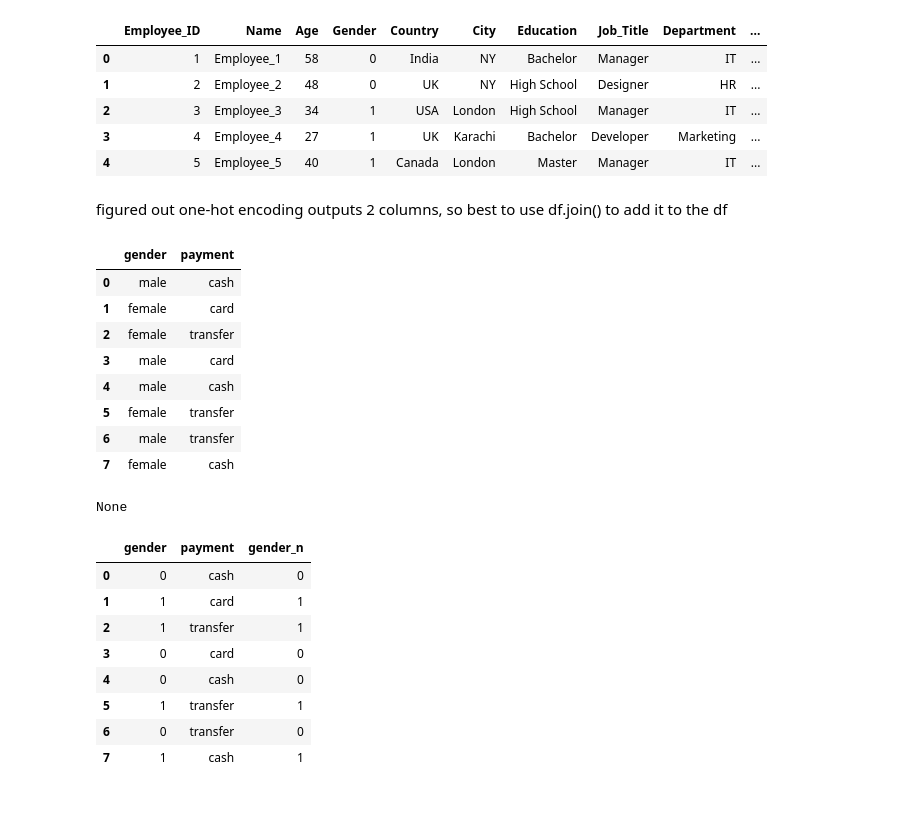
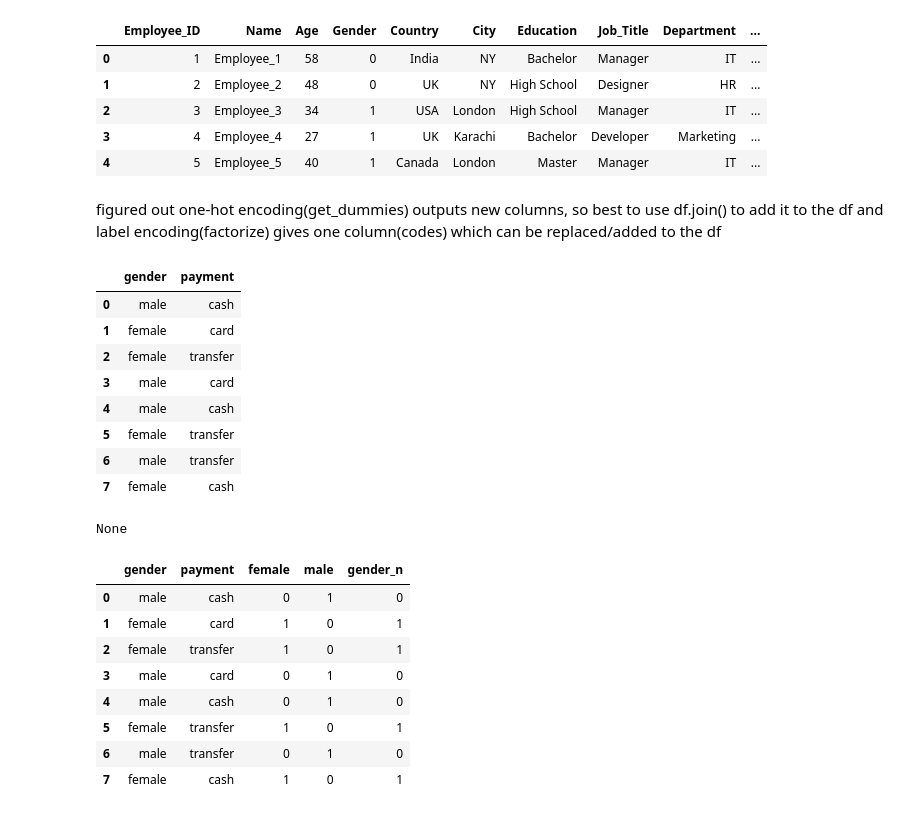
Before and after one commit to AkumaGPT/Practice_Pandas_CSV, a Jupyter notebook: test.ipynb, the cells around one changed output. Saved outputs shown, nothing was run; the diff lists cells and outputs as text; code cells hidden in the pictures.

```diff
--- a/test.ipynb
+++ b/test.ipynb
@@ -283,51 +261,49 @@ Index(['Female', 'Male'], dtype='object')
 | 3 | 4 | Employee_4 | 27 | 1 | UK | Karachi | Bachelor | Developer | Marketing | ... |
 | 4 | 5 | Employee_5 | 40 | 1 | Canada | London | Master | Manager | IT | ... |
 # %% [markdown]
-figured out one-hot encoding outputs 2 columns, so best to use df.join() to add it to the df
+figured out one-hot encoding(get_dummies) outputs new columns, so best to use df.join() to add it to the df
+and label encoding(factorize) gives one column(codes) which can be replaced/added to the df
 # %%
 # encoding challenge
 df = pd.read_csv("customer_data.csv")
 print(display(df))
 
 # one-hot encode gender
-pd.get_dummies(df["gender"], dtype=int)
+gender_dummies = pd.get_dummies(df["gender"], dtype=int)
+df = df.join(gender_dummies)
 
 # one-hot encode payment
-pd.get_dummies(df["payment"], dtype=int)
+payment_dummies = pd.get_dummies(df["payment"], dtype=int)
 
 # combine all encoded columns into df
-gender_n  = pd.get_dummies(df["gender"])
-df.join(gender_n)
-df
+pd.concat([gender_dummies, payment_dummies], axis=1)
 
 # factorize payment
 codes, uniques = pd.factorize(df["payment"])
 codes
 uniques
 
-# replace/add codes for gender using factorize
+# add codes for gender using factorize
 codes, uniques = pd.factorize(df["gender"])
-df["gender"] = codes # to replace
-df
 df["gender_n"] = codes # to add
 df
 # %% [output]
 |  | gender | payment |
 | 0 | male | cash |
 | 1 | female | card |
 | 2 | female | transfer |
 | 3 | male | card |
 | 4 | male | cash |
 | 5 | female | transfer |
 | 6 | male | transfer |
 | 7 | female | cash |
 None
-|  | gender | payment | gender_n |
-| 0 | 0 | cash | 0 |
-| 1 | 1 | card | 1 |
-| 2 | 1 | transfer | 1 |
-| 3 | 0 | card | 0 |
-| 4 | 0 | cash | 0 |
-| 5 | 1 | transfer | 1 |
-| 6 | 0 | transfer | 0 |
-| 7 | 1 | cash | 1 |
+|  | gender | payment | female | male | gender_n |
+| 0 | male | cash | 0 | 1 | 0 |
+| 1 | female | card | 1 | 0 | 1 |
+| 2 | female | transfer | 1 | 0 | 1 |
+| 3 | male | card | 0 | 1 | 0 |
+| 4 | male | cash | 0 | 1 | 0 |
+| 5 | female | transfer | 1 | 0 | 1 |
+| 6 | male | transfer | 0 | 1 | 0 |
+| 7 | female | cash | 1 | 0 | 1 |
```
Also changed, not shown: parts of 8 cells of this notebook, 3 other files.
